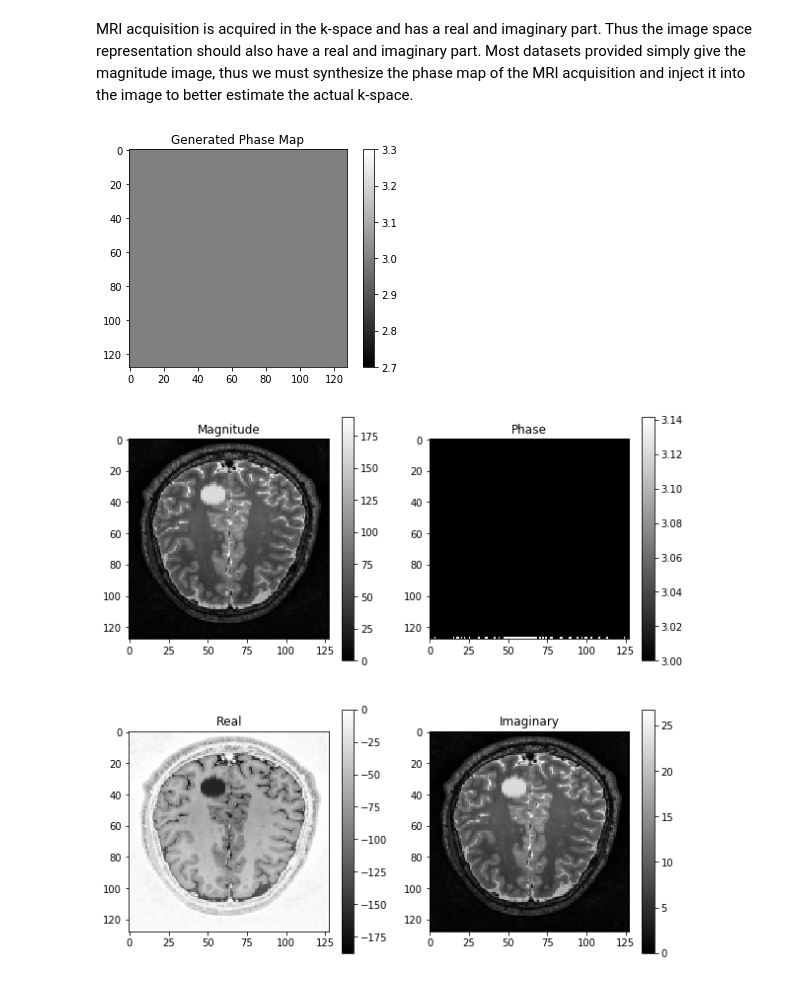
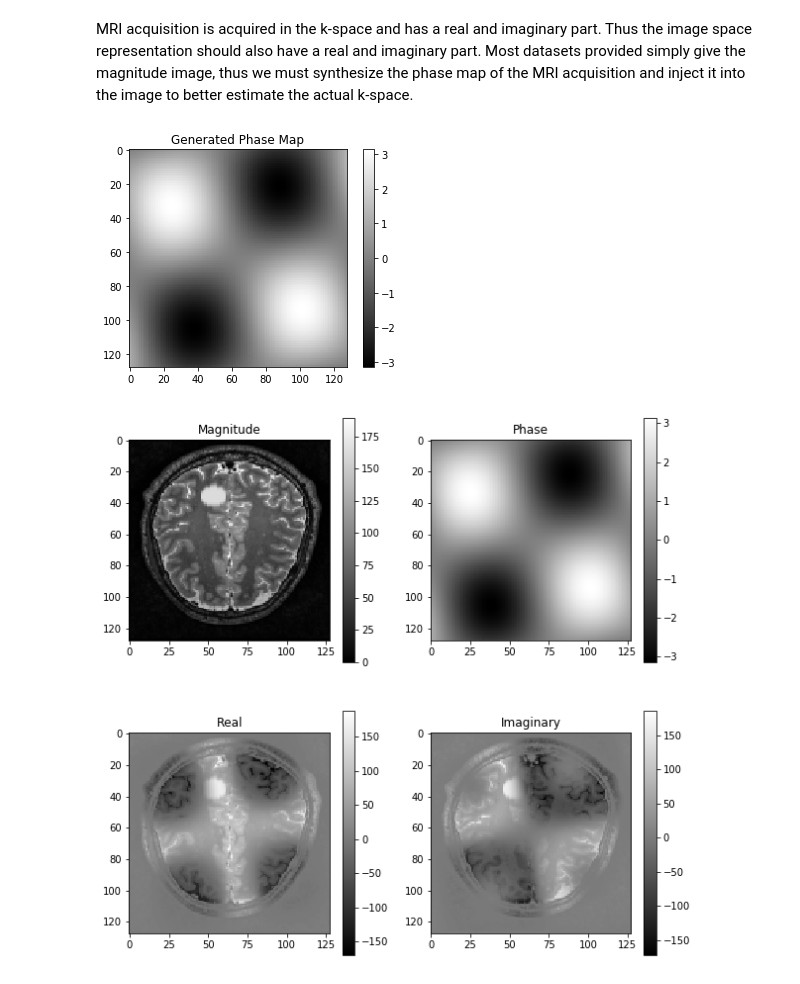
Before and after one commit to kelhallaoui/tutorials, a Jupyter notebook: MRI Imaging/MRI Image Processing Tutorials.ipynb, the cells around one changed output. Saved outputs shown, nothing was run; the diff lists cells and outputs as text; code cells hidden in the pictures.

```diff
--- a/MRI Imaging/MRI Image Processing Tutorials.ipynb
+++ b/MRI Imaging/MRI Image Processing Tutorials.ipynb
@@ -446,6 +444,7 @@ Use ``skimage.transform.resize`` instead.
 MRI acquisition is acquired in the k-space and has a real and imaginary part. Thus the image space representation should also have a real and imaginary part. Most datasets provided simply give the magnitude image, thus we must synthesize the phase map of the MRI acquisition and inject it into the image to better estimate the actual k-space.
 # %%
 import scipy.ndimage as ndimage
+import sys
 
 def generate_synthetic_phase_map(kernel_size = 128, setting = 'sinusoid'):
     """ Generate a synthetic phase map
@@ -471,7 +470,9 @@ def generate_synthetic_phase_map(kernel_size = 128, setting = 'sinusoid'):
         phase_map = phase_map[ix:ix+kernel_size, ix:ix+kernel_size]
         return phase_map
     elif setting == 'constant':
-        phase_map = np.full((kernel_size, kernel_size), np.random.randint(0,2*np.pi))
+        temp = np.random.randint(0,2*np.pi)
+        print(temp)
+        phase_map = np.full((kernel_size, kernel_size), temp)
         return phase_map
     else:
         raise NameError('Undefined phase map generation setting!')
@@ -486,46 +487,46 @@ def inject_phase_map(img, phase_map):
     Returns
         (2d complex numpy): Add phase to the image
     """
-    polar2z = lambda r, theta: r * np.exp(1j * theta)
+    polar2z = lambda r, theta: r * np.exp(1j * theta)#+sys.float_info.epsilon)
     z2polar = lambda z: (np.abs(z), np.angle(z))
 
     polar_img = z2polar(img)
     img = polar2z(polar_img[0], phase_map)
     return img
 # %%
-phase_map = generate_synthetic_phase_map(kernel_size = 128, setting = 'constant')
+phase_map = generate_synthetic_phase_map(kernel_size = 128, setting = 'sinusoid')
 
 plt.imshow(phase_map.T)
 plt.colorbar()
 plt.title('Generated Phase Map')
 plt.show()
 
 
 
 img = inject_phase_map(img, phase_map)
 
 plt.figure(figsize=(10,10))
 
 plt.subplot(2,2,1)
 plt.imshow(np.abs(img).T, 'gray')
 plt.title('Magnitude')
 plt.colorbar()
 
 plt.subplot(2,2,2)
 plt.imshow(np.angle(img).T, 'gray')
 plt.title('Phase')
 plt.colorbar()
 
 plt.subplot(2,2,3)
 plt.imshow(np.real(img).T, 'gray')
 plt.title('Real')
 plt.colorbar()
 
 plt.subplot(2,2,4)
 plt.imshow(np.imag(img).T, 'gray')
 plt.title('Imaginary')
 plt.colorbar()
 plt.show()
 # %% [output]
-[figure, old version]
+[figure, new version]
-[figure, old version]
+[figure, new version]
```
Also changed, not shown: parts of 2 cells of this notebook, 1 other file.
